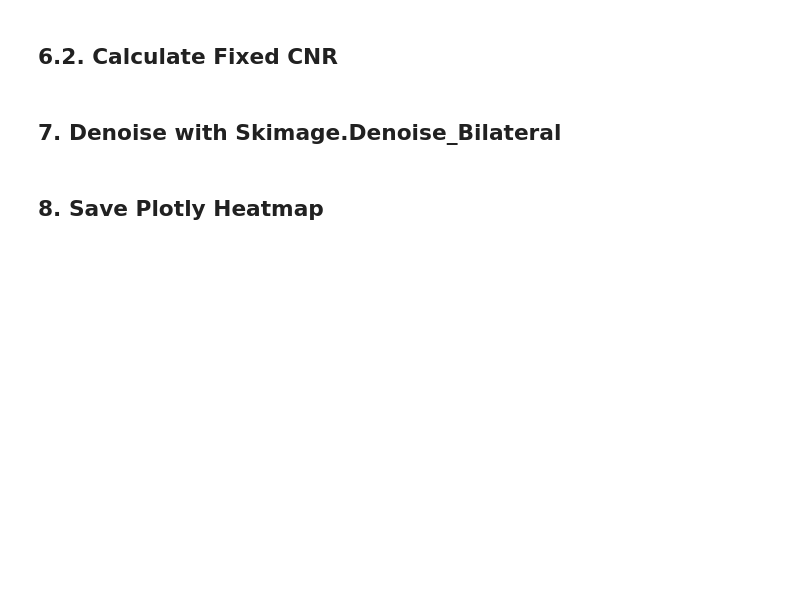
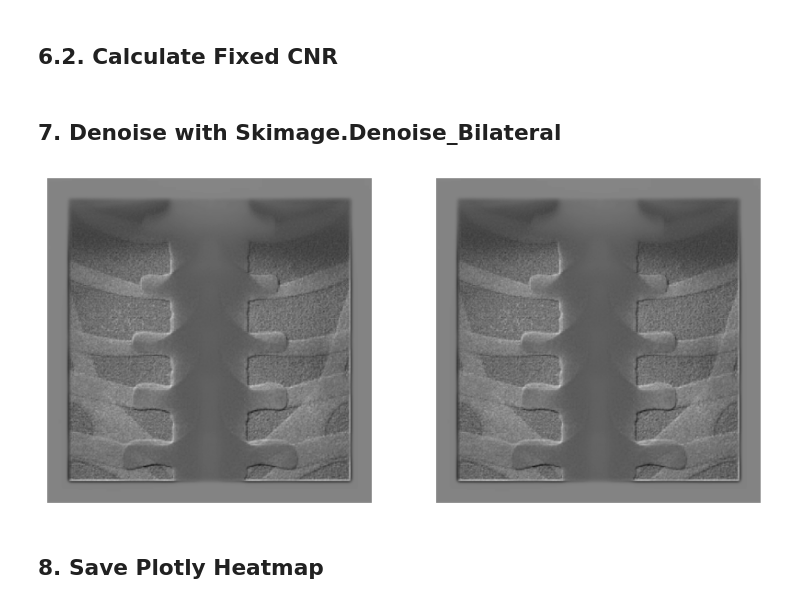
Before and after one commit to miguelcomett/G4_IFI-Team_2024, a Jupyter notebook: miguelcomett/Radiography_Processing.ipynb, the cells around one changed output. Drawn from its saved outputs; the diff is of its cells as text; code cells hidden in the pictures; blank space fills up the shorter version.

```diff
--- a/miguelcomett/Radiography_Processing.ipynb
+++ b/miguelcomett/Radiography_Processing.ipynb
@@ -502,30 +504,32 @@ CNR(image_path, save_as)
 # %%
 from skimage.restoration import denoise_bilateral
 import matplotlib.pyplot as plt
 from PIL import Image
 import numpy as np
 
-original_image = bone
+original_image = bone_im
 # original_image = Image.open('RESULTS/bone2.png')
 # original_image = np.array(original_image)
-denoised_image = denoise_bilateral(original_image, sigma_color = 0.04, sigma_spatial = 2, channel_axis = None)
+denoised_image = denoise_bilateral(original_image, sigma_color = 0.05, sigma_spatial = 20, channel_axis = None)
 
-save_as = 'denosised_2'
+save_as = ''
 
 plt.figure(figsize = (10, 5))
 
 plt.subplot(1, 2, 1)
 plt.imshow(denoised_image, cmap = 'gray')
 # plt.title('Denoised Image')
 plt.axis('off')
 if save_as != '': plt.savefig('RESULTS/' + save_as + '.png', bbox_inches = 'tight', dpi = 900)
 
 plt.subplot(1, 2, 2)
 plt.imshow(original_image, cmap = 'gray')
 # plt.title('Original Image')
 plt.axis('off')
 
 plt.show()
+# %% [output]
+[figure, added]
 # %% [markdown]
 ## 8. Save Plotly Heatmap
 # %%
```
Also changed, not shown: parts of 7 cells of this notebook, 10 other files.
